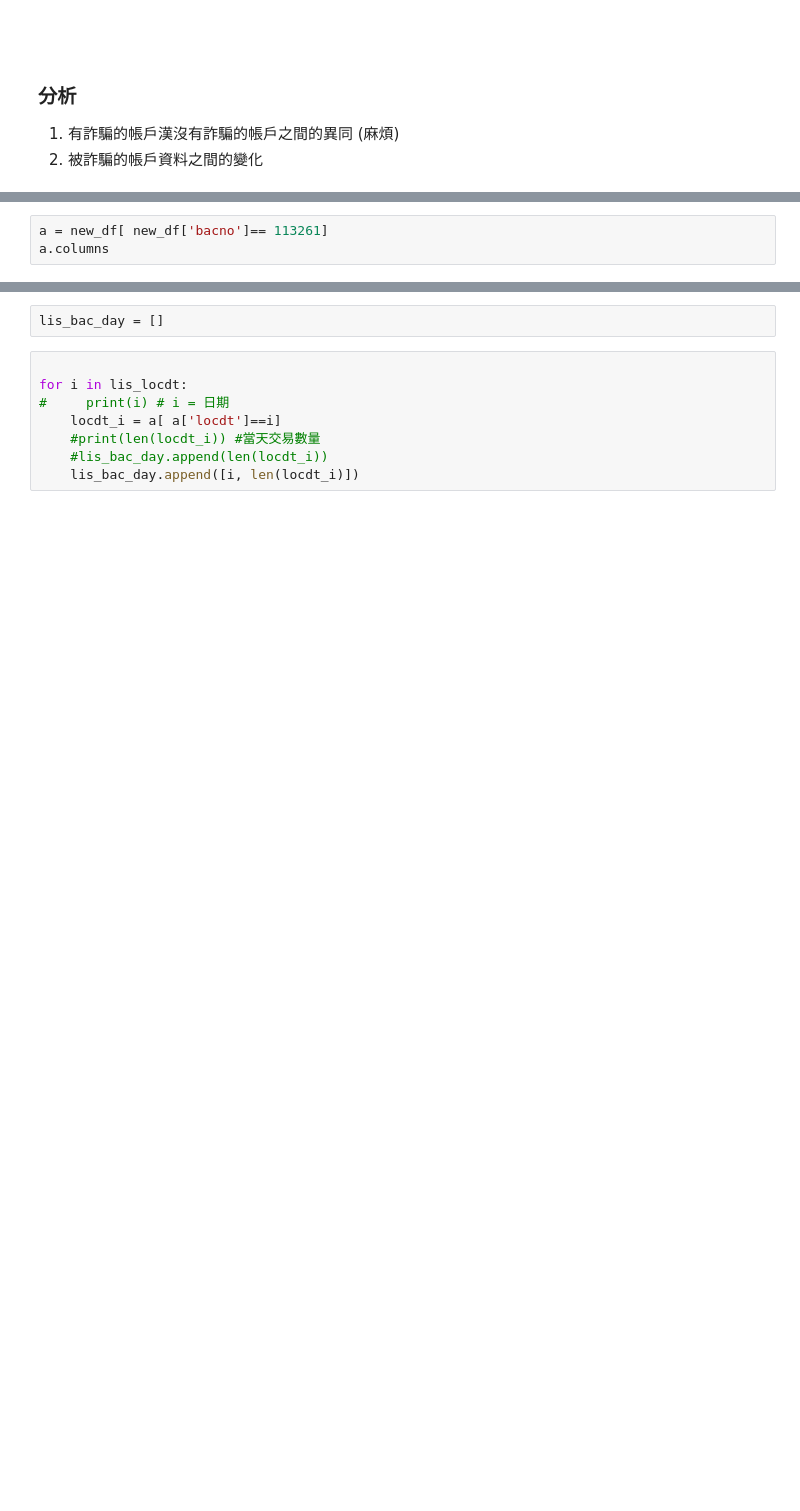
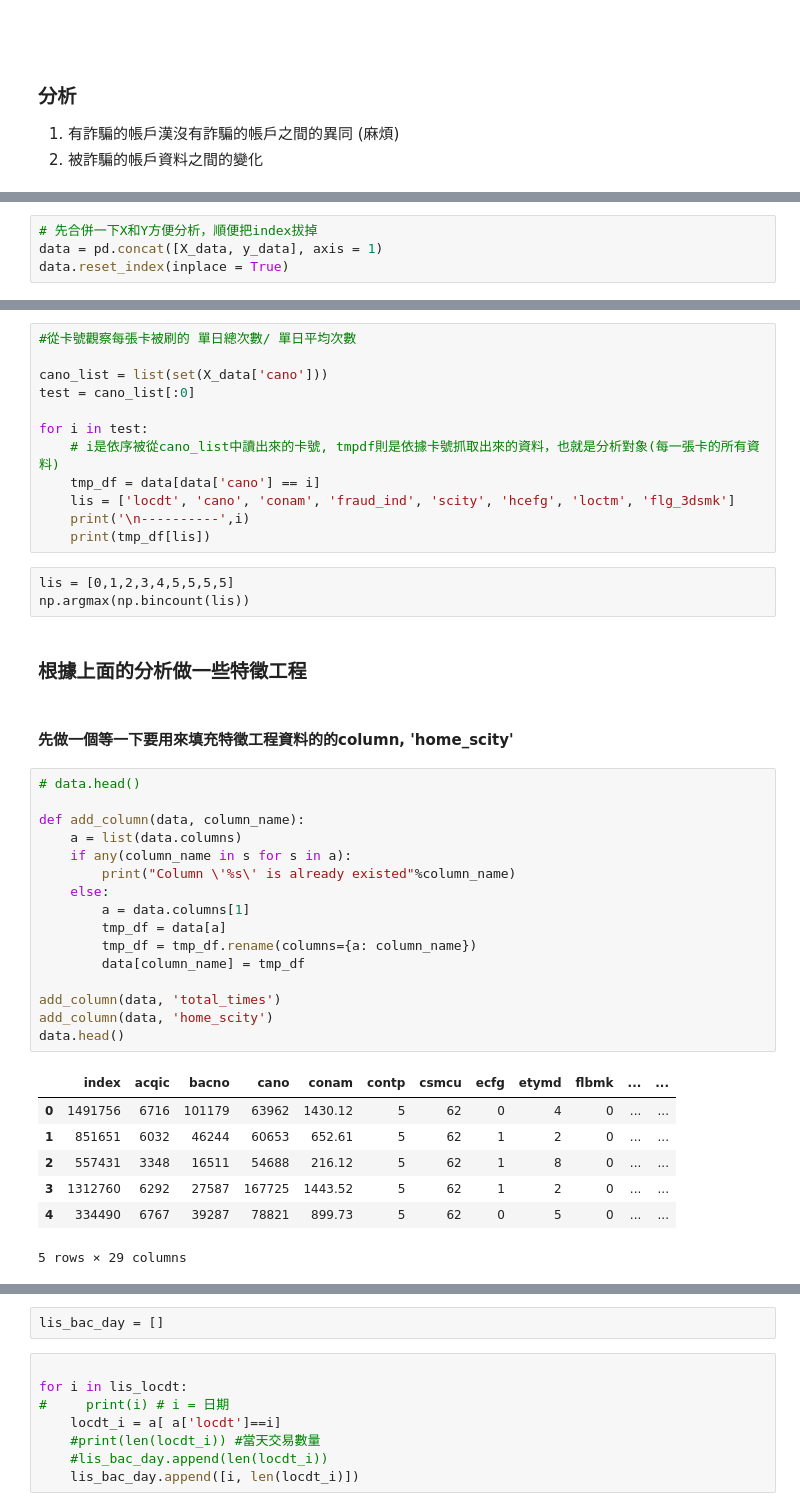
Before and after one commit to June103310110/MachineLearning, a Jupyter notebook: git_EDA_T01.ipynb, the cells around one changed output, grey strips where cells are left out. Drawn from its saved outputs; the diff is of its cells as text; blank space fills up the shorter version.

```diff
--- a/git_EDA_T01.ipynb
+++ b/git_EDA_T01.ipynb
@@ -173,3 +152,0 @@ len(new_df[ new_df['bacno']== 113261])
-# %%
-a = new_df[ new_df['bacno']== 113261]
-a.columns
@@ -181,0 +153,4 @@ Index(['acqic', 'bacno', 'cano', 'conam', 'contp', 'csmcu', 'ecfg', 'etymd',
+# %%
+# 先合併一下X和Y方便分析，順便把index拔掉
+data = pd.concat([X_data, y_data], axis = 1)
+data.reset_index(inplace = True)
@@ -181,0 +188,43 @@ Index(['acqic', 'bacno', 'cano', 'conam', 'contp', 'csmcu', 'ecfg', 'etymd',
+# %%
+#從卡號觀察每張卡被刷的 單日總次數/ 單日平均次數
+
+cano_list = list(set(X_data['cano']))
+test = cano_list[:0]
+
+for i in test:
+    # i是依序被從cano_list中讀出來的卡號, tmpdf則是依據卡號抓取出來的資料，也就是分析對象(每一張卡的所有資料)
+    tmp_df = data[data['cano'] == i]
+    lis = ['locdt', 'cano', 'conam', 'fraud_ind', 'scity', 'hcefg', 'loctm', 'flg_3dsmk']
+    print('\n----------',i)
+    print(tmp_df[lis])
+# %% [raw]
+lis = [0,1,2,3,4,5,5,5,5]
+np.argmax(np.bincount(lis))
+# %% [markdown]
+### 根據上面的分析做一些特徵工程
+# %% [markdown]
+#### 先做一個等一下要用來填充特徵工程資料的的column, 'home_scity'
+# %%
+# data.head()
+
+def add_column(data, column_name):
+    a = list(data.columns)
+    if any(column_name in s for s in a):
+        print("Column \'%s\' is already existed"%column_name)
+    else:
+        a = data.columns[1]
+        tmp_df = data[a]
+        tmp_df = tmp_df.rename(columns={a: column_name})
+        data[column_name] = tmp_df
+
+add_column(data, 'total_times')
+add_column(data, 'home_scity')
+data.head()
+# %% [output]
+|  | index | acqic | bacno | cano | conam | contp | csmcu | ecfg | etymd | flbmk | ... | ... |
+| 0 | 1491756 | 6716 | 101179 | 63962 | 1430.12 | 5 | 62 | 0 | 4 | 0 | ... | ... |
+| 1 | 851651 | 6032 | 46244 | 60653 | 652.61 | 5 | 62 | 1 | 2 | 0 | ... | ... |
+| 2 | 557431 | 3348 | 16511 | 54688 | 216.12 | 5 | 62 | 1 | 8 | 0 | ... | ... |
+| 3 | 1312760 | 6292 | 27587 | 167725 | 1443.52 | 5 | 62 | 1 | 2 | 0 | ... | ... |
+| 4 | 334490 | 6767 | 39287 | 78821 | 899.73 | 5 | 62 | 0 | 5 | 0 | ... | ... |
+5 rows × 29 columns
```
Also changed, not shown: parts of 21 cells of this notebook.
